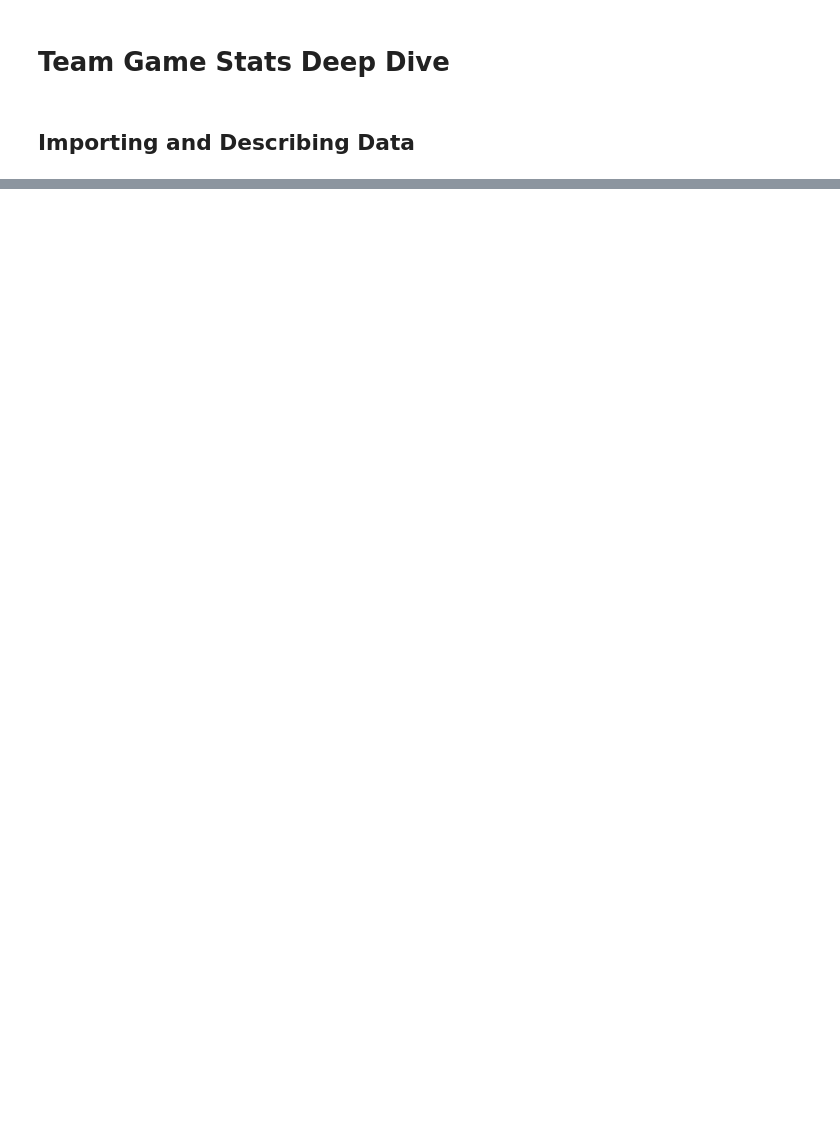
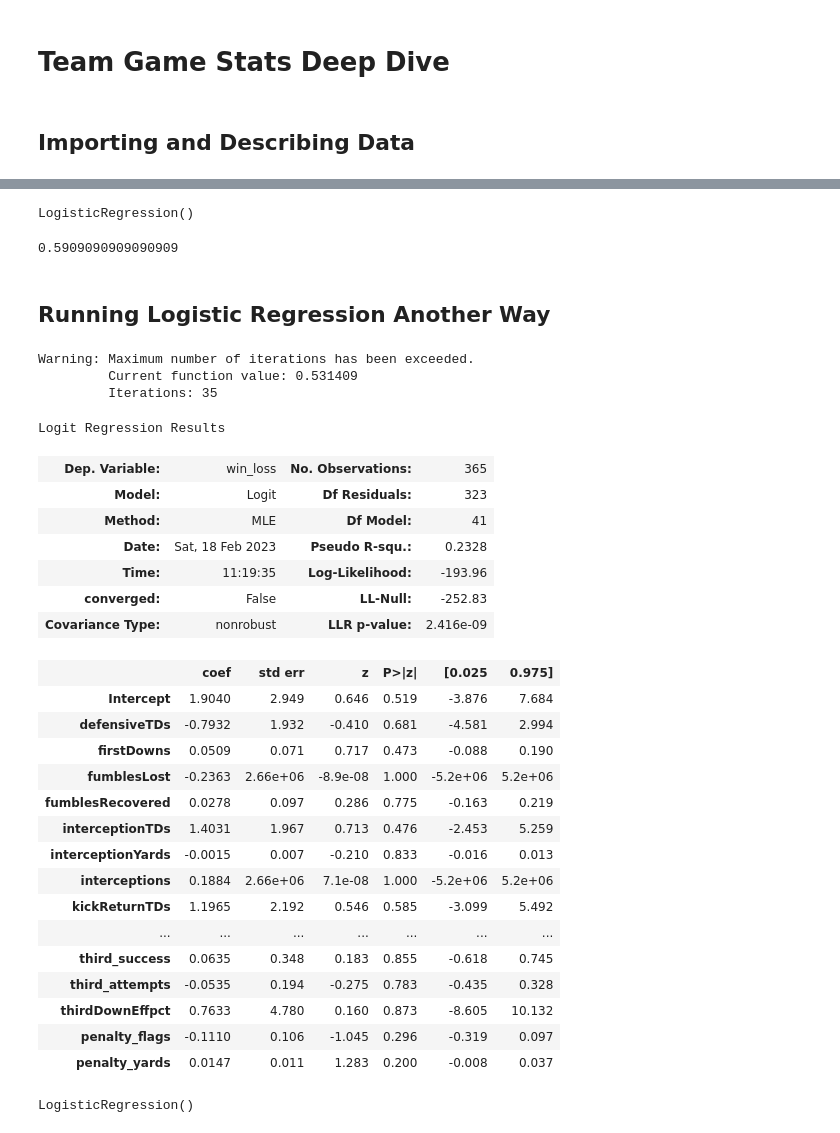
Before and after one commit to wjurden/college-football-project, a Jupyter notebook: code/deep_dives/team_game_stats_deepdive.ipynb, the cells around one changed output, grey strips where cells are left out. Saved outputs shown, nothing was run; the diff lists cells and outputs as text; code cells hidden in the pictures; blank space fills up the shorter version.

```diff
--- a/code/deep_dives/team_game_stats_deepdive.ipynb
+++ b/code/deep_dives/team_game_stats_deepdive.ipynb
@@ -48,0 +291,5 @@ df.info()
+# %%
+# Fitting model
+logreg1.fit(X_train_s, y_train)
+# %% [output]
+LogisticRegression()
@@ -48,0 +299,39 @@ df.info()
+# %%
+# Getting score log logistic regression (Slight improvement)
+logreg1.score(X_test_s, y_test)
+# %% [output]
+0.5909090909090909
+# %% [markdown]
+## Running Logistic Regression Another Way
+# %%
+# Run the logistic regression (insignificant model)
+logreg2 = smf.logit('win_loss ~ defensiveTDs + firstDowns + fumblesLost + fumblesRecovered + interceptionTDs + interceptionYards + interceptions + kickReturnTDs + kickReturnYards + kickReturns + kickingPoints + netPassingYards + passesDeflected + passesIntercepted + passingTDs + puntReturnTDs + puntReturnYards + puntReturns + qbHurries + rushingAttempts + rushingTDs + rushingYards + sacks + tackles + tacklesForLoss + totalFumbles + totalYards + turnovers + yardsPerPass + yardsPerRushAttempt + completions + attempts + completionPercentage + fourth_success + fourth_attempts + fourthEffpct  + possessionTime_sec + third_success + third_attempts + thirdDownEffpct + penalty_flags + penalty_yards', df_lr).fit()
+logreg2.summary()
+# %% [output]
+Warning: Maximum number of iterations has been exceeded.
+         Current function value: 0.531409
+         Iterations: 35
+Logit Regression Results
+| Dep. Variable: | win_loss | No. Observations: | 365 |
+| Model: | Logit | Df Residuals: | 323 |
+| Method: | MLE | Df Model: | 41 |
+| Date: | Sat, 18 Feb 2023 | Pseudo R-squ.: | 0.2328 |
+| Time: | 11:19:35 | Log-Likelihood: | -193.96 |
+| converged: | False | LL-Null: | -252.83 |
+| Covariance Type: | nonrobust | LLR p-value: | 2.416e-09 |
+|  | coef | std err | z | P>|z| | [0.025 | 0.975] |
+| Intercept | 1.9040 | 2.949 | 0.646 | 0.519 | -3.876 | 7.684 |
+| defensiveTDs | -0.7932 | 1.932 | -0.410 | 0.681 | -4.581 | 2.994 |
+| firstDowns | 0.0509 | 0.071 | 0.717 | 0.473 | -0.088 | 0.190 |
+| fumblesLost | -0.2363 | 2.66e+06 | -8.9e-08 | 1.000 | -5.2e+06 | 5.2e+06 |
+| fumblesRecovered | 0.0278 | 0.097 | 0.286 | 0.775 | -0.163 | 0.219 |
+| interceptionTDs | 1.4031 | 1.967 | 0.713 | 0.476 | -2.453 | 5.259 |
+| interceptionYards | -0.0015 | 0.007 | -0.210 | 0.833 | -0.016 | 0.013 |
+| interceptions | 0.1884 | 2.66e+06 | 7.1e-08 | 1.000 | -5.2e+06 | 5.2e+06 |
+| kickReturnTDs | 1.1965 | 2.192 | 0.546 | 0.585 | -3.099 | 5.492 |
+| ... | ... | ... | ... | ... | ... | ... |
+| third_success | 0.0635 | 0.348 | 0.183 | 0.855 | -0.618 | 0.745 |
+| third_attempts | -0.0535 | 0.194 | -0.275 | 0.783 | -0.435 | 0.328 |
+| thirdDownEffpct | 0.7633 | 4.780 | 0.160 | 0.873 | -8.605 | 10.132 |
+| penalty_flags | -0.1110 | 0.106 | -1.045 | 0.296 | -0.319 | 0.097 |
+| penalty_yards | 0.0147 | 0.011 | 1.283 | 0.200 | -0.008 | 0.037 |
@@ -48,0 +355,5 @@ df.info()
+# %%
+# Fitting model
+logreg1.fit(X_train_s2, y_train2)
+# %% [output]
+LogisticRegression()
```
Also changed, not shown: parts of 32 cells of this notebook.
